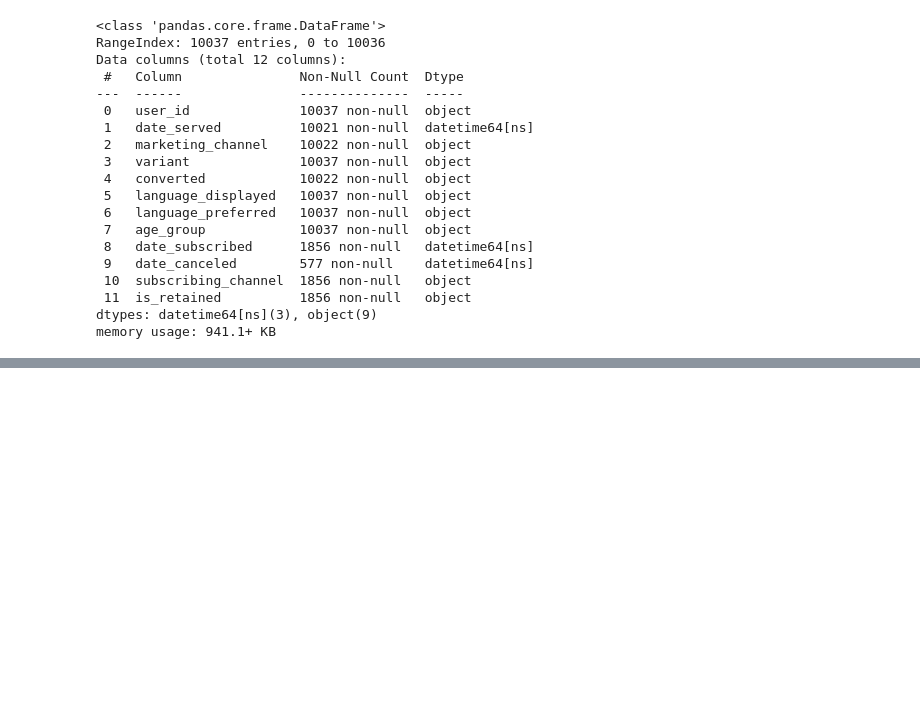
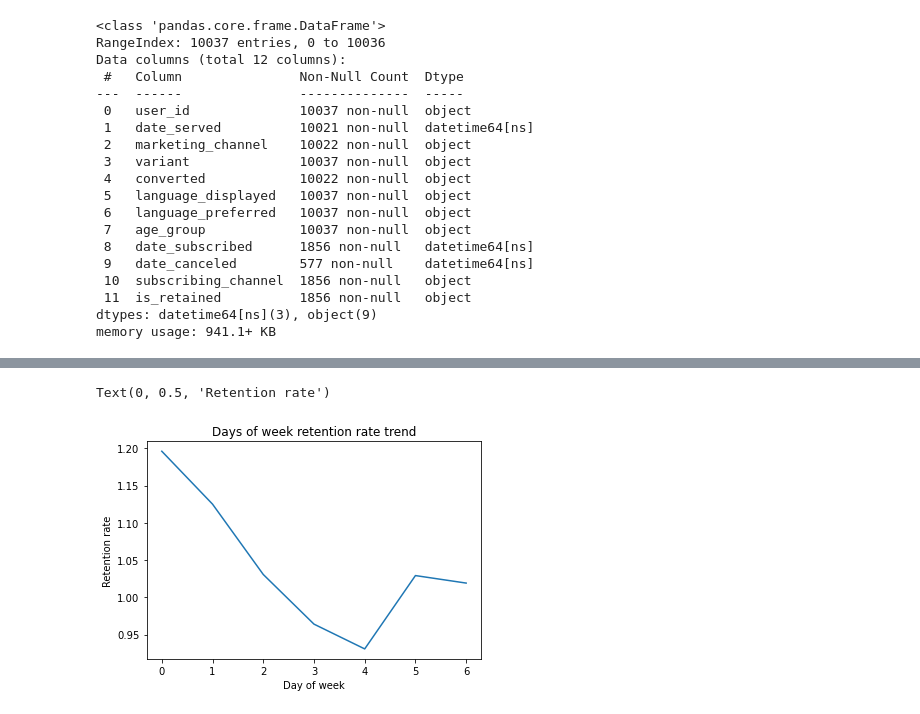
Before and after one commit to iamem1r/marketing_analysis, a Jupyter notebook: Automation.ipynb, the cells around one changed output, grey strips where cells are left out. Saved outputs shown, nothing was run; the diff lists cells and outputs as text; code cells hidden in the pictures; blank space fills up the shorter version.

```diff
--- a/Automation.ipynb
+++ b/Automation.ipynb
@@ -146,0 +149,12 @@ plt.show()
+# %%
+marketing['DoW'] = marketing['date_served'].dt.dayofweek
+# %%
+Dow_retention = retention_rate(marketing, ['DoW'])
+
+Dow_retention.plot()
+plt.title("Days of week retention rate trend")
+plt.xlabel("Day of week")
+plt.ylabel("Retention rate")
+# %% [output]
+Text(0, 0.5, 'Retention rate')
+[figure, added]
```
Also changed, not shown: parts of 23 cells of this notebook.
